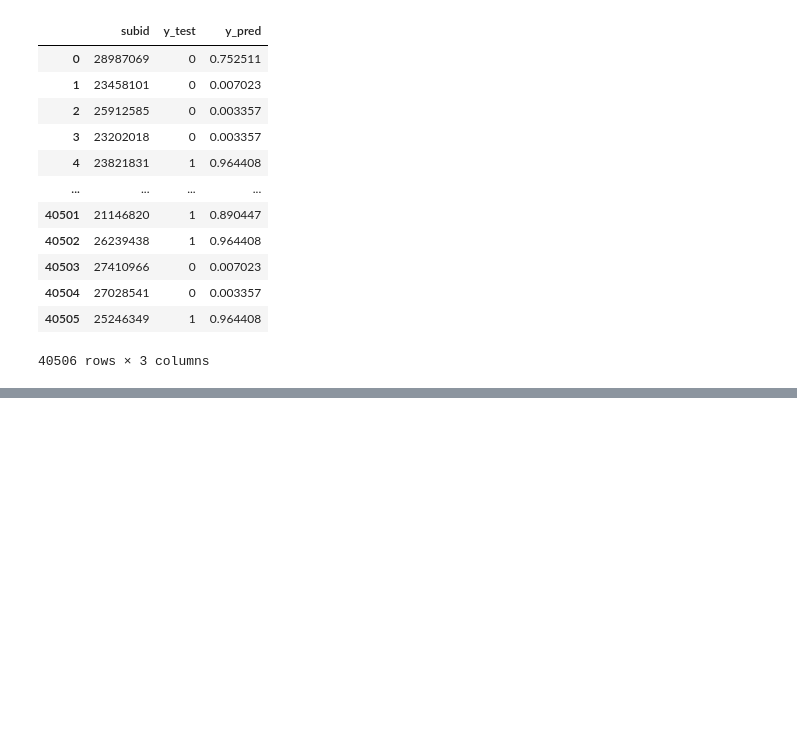
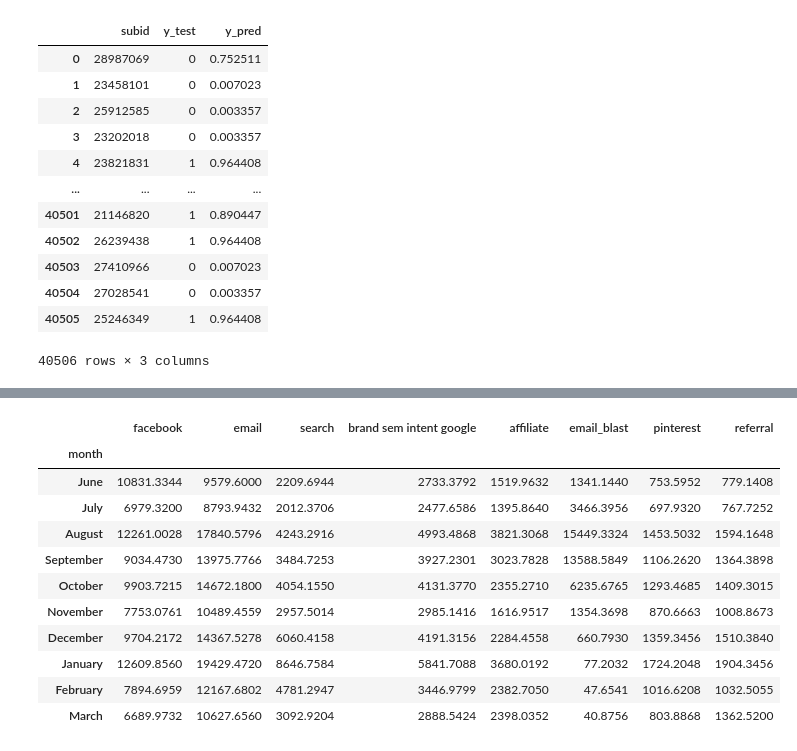
Before and after one commit to yjj595857/Marketing-Final-Case, a Jupyter notebook: Marketing_Final_YujungHuang.ipynb, the cells around one changed output, grey strips where cells are left out. Saved outputs shown, nothing was run; the diff lists cells and outputs as text; code cells hidden in the pictures; blank space fills up the shorter version.

```diff
--- a/Marketing_Final_YujungHuang.ipynb
+++ b/Marketing_Final_YujungHuang.ipynb
@@ -870,0 +894,34 @@ rev_model(churn,offer_accept_rate,0.5)
+# %%
+# Adjust the spend to the percentage of data we have on subscriber data
+rep_2 = pd.read_pickle(r'customer_service_reps.dms')
+rep_2['month'] = rep_2['account_creation_date'].dt.month_name()
+rep_2 = rep_2.drop_duplicates('subid')
+
+sub = pd.read_pickle(r'subscribers.dms')
+sub['month'] = sub['account_creation_date'].dt.month_name()
+
+adjust = rep_2.groupby('month').size().to_frame('rep_count')
+adjust['sub_count'] = sub.groupby('month').size()
+adjust['pct'] = adjust['sub_count']/adjust['rep_count']
+
+spend['pct'] = [0.127728,0.116322,0.234436,0.184377,0.193055,0.138201,0.188798,0.257344,0.158847,0.136252]
+
+for col in spend.columns:
+    if 'pct' not in col:
+        spend[col] = spend[col] * spend['pct']
+
+spend = spend.drop('pct',axis=1)
+spend
+# %% [output]
+|  | facebook | email | search | brand sem intent google | affiliate | email_blast | pinterest | referral |
+| month |  |  |  |  |  |  |  |  |
+| June | 10831.3344 | 9579.6000 | 2209.6944 | 2733.3792 | 1519.9632 | 1341.1440 | 753.5952 | 779.1408 |
+| July | 6979.3200 | 8793.9432 | 2012.3706 | 2477.6586 | 1395.8640 | 3466.3956 | 697.9320 | 767.7252 |
+| August | 12261.0028 | 17840.5796 | 4243.2916 | 4993.4868 | 3821.3068 | 15449.3324 | 1453.5032 | 1594.1648 |
+| September | 9034.4730 | 13975.7766 | 3484.7253 | 3927.2301 | 3023.7828 | 13588.5849 | 1106.2620 | 1364.3898 |
+| October | 9903.7215 | 14672.1800 | 4054.1550 | 4131.3770 | 2355.2710 | 6235.6765 | 1293.4685 | 1409.3015 |
+| November | 7753.0761 | 10489.4559 | 2957.5014 | 2985.1416 | 1616.9517 | 1354.3698 | 870.6663 | 1008.8673 |
+| December | 9704.2172 | 14367.5278 | 6060.4158 | 4191.3156 | 2284.4558 | 660.7930 | 1359.3456 | 1510.3840 |
+| January | 12609.8560 | 19429.4720 | 8646.7584 | 5841.7088 | 3680.0192 | 77.2032 | 1724.2048 | 1904.3456 |
+| February | 7894.6959 | 12167.6802 | 4781.2947 | 3446.9799 | 2382.7050 | 47.6541 | 1016.6208 | 1032.5055 |
+| March | 6689.9732 | 10627.6560 | 3092.9204 | 2888.5424 | 2398.0352 | 40.8756 | 803.8868 | 1362.5200 |
```
Also changed, not shown: parts of 12 cells of this notebook, 1 other file.
